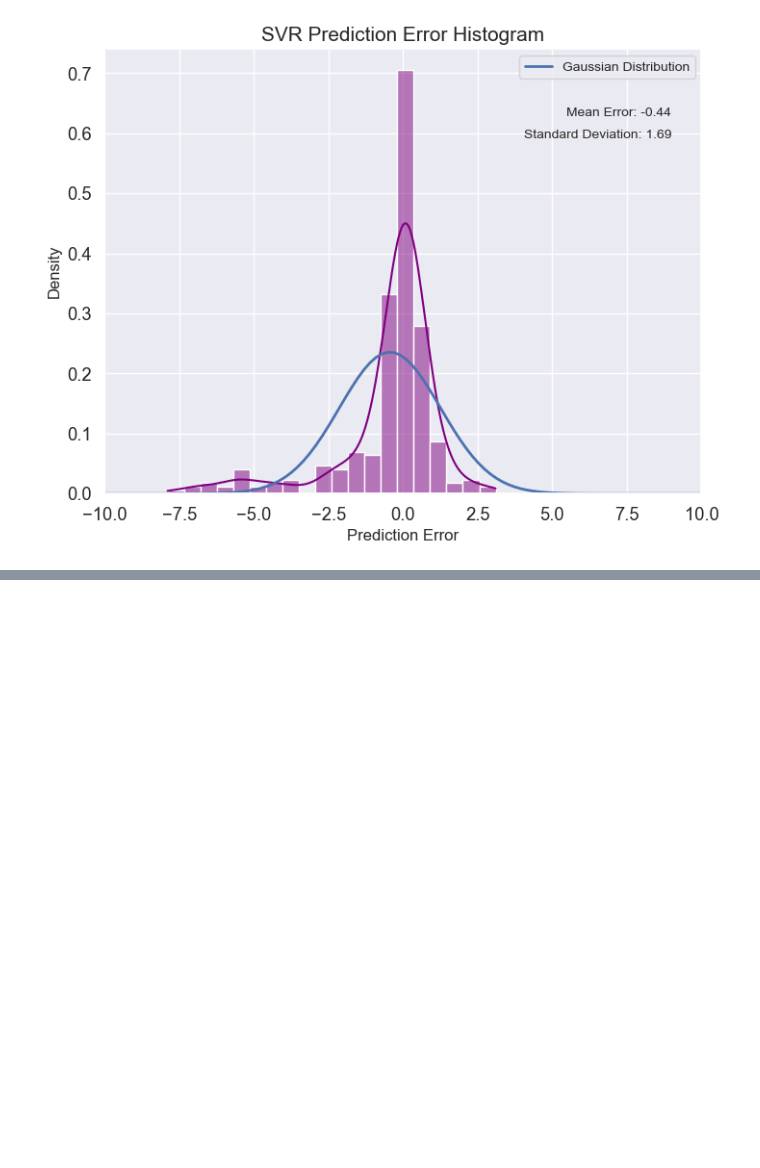
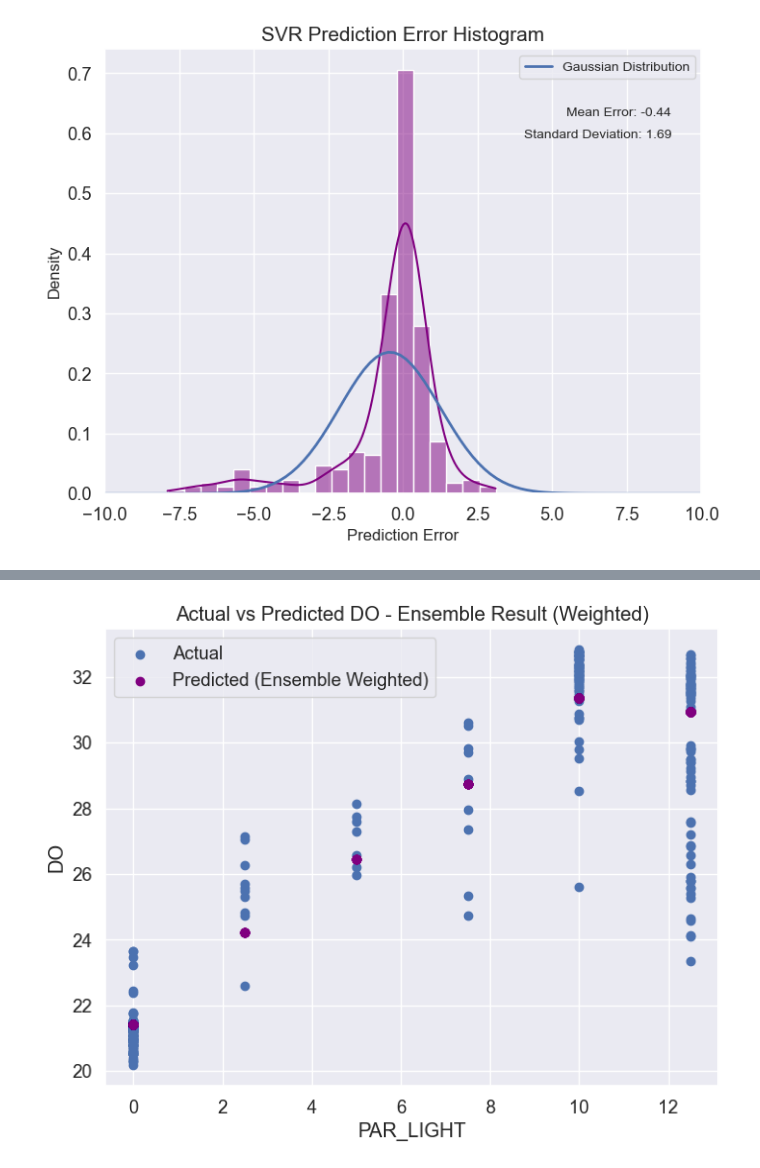
Before and after one commit to Boskabadi/PBR, a Jupyter notebook: PBR.ipynb, the cells around one changed output, grey strips where cells are left out. Cells and saved outputs as stored; diff of their text form; code cells hidden in the pictures; blank space fills up the shorter version.

```diff
--- a/PBR.ipynb
+++ b/PBR.ipynb
@@ -1002,0 +1212,96 @@ Mean Absolute Error (MAE): 0.96
+# %%
+import numpy as np
+import pandas as pd
+import matplotlib.pyplot as plt
+import seaborn as sns
+from sklearn.model_selection import train_test_split
+from sklearn.svm import SVR
+from sklearn.tree import DecisionTreeRegressor
+from sklearn.neural_network import MLPRegressor
+from sklearn.metrics import mean_squared_error, r2_score, mean_absolute_error
+from scipy.stats import norm
+
+# Assuming dftw is your dataset and it contains 'PAR_LIGHT' and 'DO'
+PAR_data = dftw['PAR_LIGHT']
+DO_data = dftw['DO']
+
+# Reshape the data for the models
+X = PAR_data.values.reshape(-1, 1)
+y = DO_data.values.reshape(-1, 1)
+
+# Split the data into training and test sets
+X_train, X_test, y_train, y_test = train_test_split(X, y, test_size=0.4, random_state=42)
+
+# Initialize the models
+models = {
+    'SVR': SVR(kernel='rbf'),
+    'DTR': DecisionTreeRegressor(),
+    'GRNN': MLPRegressor(hidden_layer_sizes=(50,), max_iter=1000, random_state=42)
+}
+
+# Train the models and make predictions
+predictions = {}
+for name, model in models.items():
+    model.fit(X_train, y_train.ravel())
+    predictions[name] = model.predict(X_test)
+
+# Define weights for weighted averaging
+weights = {'SVR': 0.4, 'DTR': 0.3, 'GRNN': 0.3}
+
+# Weighted averaging of predictions
+ensemble_pred_weighted = np.sum([weights[name] * predictions[name] for name in models], axis=0)
+
+# Evaluate the ensemble model with weighted averaging
+mse = mean_squared_error(y_test, ensemble_pred_weighted)
+r2 = r2_score(y_test, ensemble_pred_weighted)
+mae = mean_absolute_error(y_test, ensemble_pred_weighted)
+rse = np.sqrt(mse) / np.mean(y_test)
+mape = np.mean(np.abs((y_test - ensemble_pred_weighted.reshape(-1, 1)) / y_test)) * 100
+
+# Print evaluation metrics for the ensemble model with weighted averaging
+print(f'Ensemble Model (Weighted) - Relative Squared Error (RSE): {rse:.2f}')
+print(f'Ensemble Model (Weighted) - MAPE: {mape:.2f}')
+print(f'Ensemble Model (Weighted) - Mean Squared Error (MSE): {mse:.2f}')
+print(f'Ensemble Model (Weighted) - R-squared (R2): {r2:.2f}')
+print(f'Ensemble Model (Weighted) - Mean Absolute Error (MAE): {mae:.2f}')
+
+# Plot actual vs predicted values for the ensemble model with weighted averaging
+plt.figure(figsize=(8, 6))
+plt.scatter(X_test, y_test, label='Actual')
+plt.scatter(X_test, ensemble_pred_weighted, color='purple', label='Predicted (Ensemble Weighted)')
+plt.xlabel('PAR_LIGHT')
+plt.ylabel('DO')
+plt.title('Actual vs Predicted DO - Ensemble Result (Weighted)')
+plt.legend()
+plt.show()
+
+# Calculate prediction error for the ensemble model with weighted averaging
+error_ensemble_weighted = y_test.flatten() - ensemble_pred_weighted.flatten()
+
+# Plotting the histogram with Gaussian fit for the ensemble model with weighted averaging
+plt.figure(figsize=(8, 6))
+sns.histplot(error_ensemble_weighted, bins=20, kde=True, color='purple', stat='density')
+
+# Calculate mean and standard deviation of the error
+mean_error_ensemble_weighted = np.mean(error_ensemble_weighted)
+std_error_ensemble_weighted = np.std(error_ensemble_weighted)
+
+# Generate values for Gaussian curve
+x = np.linspace(-10, 10, 100)
+pdf = norm.pdf(x, mean_error_ensemble_weighted, std_error_ensemble_weighted)  # Gaussian distribution
+
+# Plot Gaussian distribution curve
+plt.plot(x, pdf, 'b-', linewidth=2, label='Gaussian Distribution')
+
+# Annotate with mean and standard deviation
+plt.text(0.95, 0.85, f'Mean Error: {mean_error_ensemble_weighted:.2f}', fontsize=10, ha='right', transform=plt.gca().transAxes)
+plt.text(0.95, 0.80, f'Standard Deviation: {std_error_ensemble_weighted:.2f}', fontsize=10, ha='right', transform=plt.gca().transAxes)
+
+plt.xlim(-10, 10)  # Set x-axis limit from -10 to 10
+plt.title('Ensemble Prediction Error Histogram (Weighted)', fontsize=15)
+plt.xlabel('Prediction Error', fontsize=12)
+plt.ylabel('Density', fontsize=12)
+plt.grid(True)
+plt.legend(fontsize=10)
+plt.show()
+# %% [output]
@@ -1002,0 +1313 @@ Mean Absolute Error (MAE): 0.96
+[figure, added]
```
Also changed, not shown: parts of 16 cells of this notebook.
